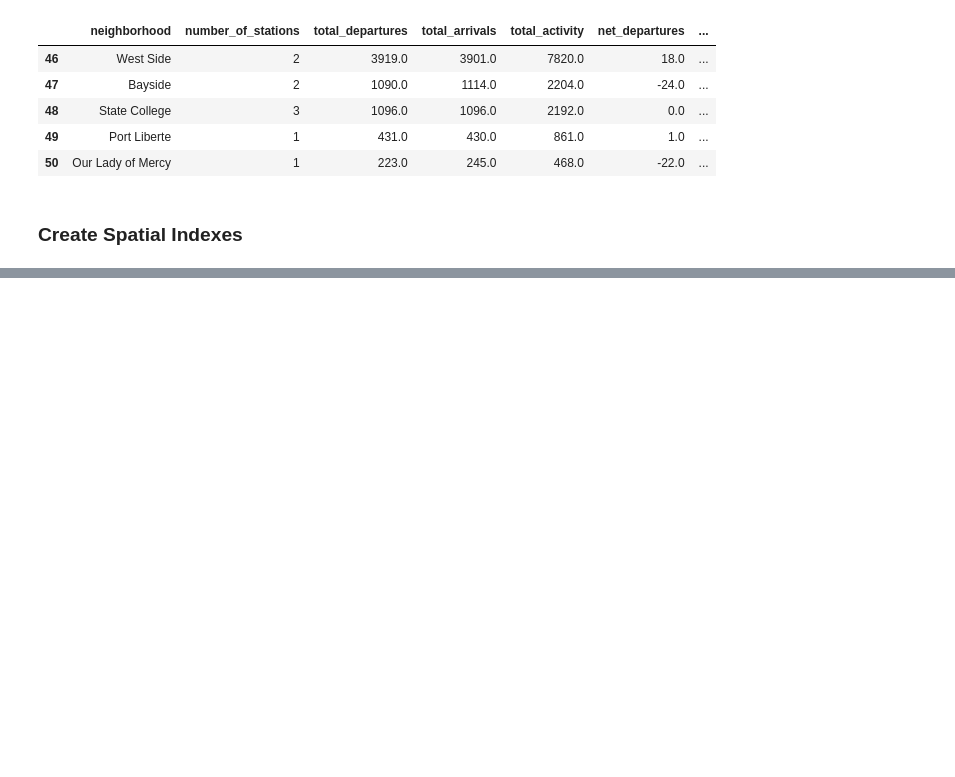
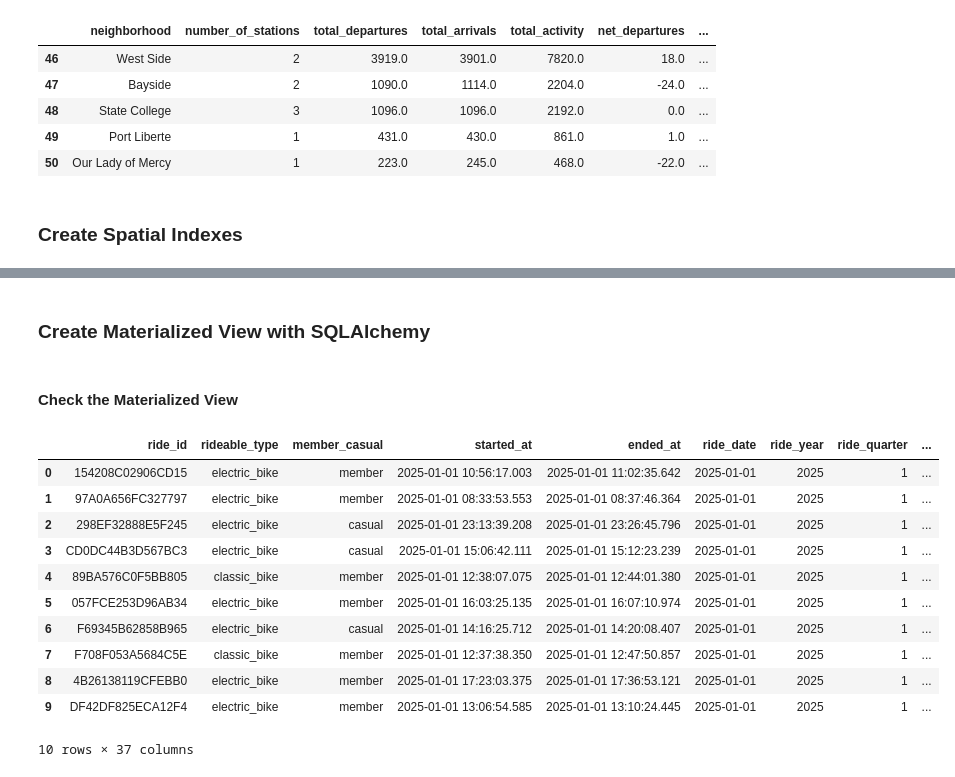
Before and after one commit to MarTvyal62/NYJ-City-Bike, a Jupyter notebook: notebooks/6_Data_to_PostgreSQL&PostGIS.ipynb, the cells around one changed output, grey strips where cells are left out. Drawn from its saved outputs; the diff is of its cells as text; code cells hidden in the pictures; blank space fills up the shorter version.

```diff
--- a/notebooks/6_Data_to_PostgreSQL&PostGIS.ipynb
+++ b/notebooks/6_Data_to_PostgreSQL&PostGIS.ipynb
@@ -1161,0 +1194,2 @@ with engine.begin() as connection:
+# %% [markdown]
+### Create Materialized View with SQLAlchemy
@@ -1161,0 +1352,25 @@ with engine.begin() as connection:
+# %% [markdown]
+#### Check the Materialized View
+# %%
+query = """SELECT *
+FROM mv_tableau_citibike_dashboard
+LIMIT 10;
+"""
+
+pd.read_sql(
+    query,
+    con=engine
+)
+# %% [output]
+|  | ride_id | rideable_type | member_casual | started_at | ended_at | ride_date | ride_year | ride_quarter | ... |
+| 0 | 154208C02906CD15 | electric_bike | member | 2025-01-01 10:56:17.003 | 2025-01-01 11:02:35.642 | 2025-01-01 | 2025 | 1 | ... |
+| 1 | 97A0A656FC327797 | electric_bike | member | 2025-01-01 08:33:53.553 | 2025-01-01 08:37:46.364 | 2025-01-01 | 2025 | 1 | ... |
+| 2 | 298EF32888E5F245 | electric_bike | casual | 2025-01-01 23:13:39.208 | 2025-01-01 23:26:45.796 | 2025-01-01 | 2025 | 1 | ... |
+| 3 | CD0DC44B3D567BC3 | electric_bike | casual | 2025-01-01 15:06:42.111 | 2025-01-01 15:12:23.239 | 2025-01-01 | 2025 | 1 | ... |
+| 4 | 89BA576C0F5BB805 | classic_bike | member | 2025-01-01 12:38:07.075 | 2025-01-01 12:44:01.380 | 2025-01-01 | 2025 | 1 | ... |
+| 5 | 057FCE253D96AB34 | electric_bike | member | 2025-01-01 16:03:25.135 | 2025-01-01 16:07:10.974 | 2025-01-01 | 2025 | 1 | ... |
+| 6 | F69345B62858B965 | electric_bike | casual | 2025-01-01 14:16:25.712 | 2025-01-01 14:20:08.407 | 2025-01-01 | 2025 | 1 | ... |
+| 7 | F708F053A5684C5E | classic_bike | member | 2025-01-01 12:37:38.350 | 2025-01-01 12:47:50.857 | 2025-01-01 | 2025 | 1 | ... |
+| 8 | 4B26138119CFEBB0 | electric_bike | member | 2025-01-01 17:23:03.375 | 2025-01-01 17:36:53.121 | 2025-01-01 | 2025 | 1 | ... |
+| 9 | DF42DF825ECA12F4 | electric_bike | member | 2025-01-01 13:06:54.585 | 2025-01-01 13:10:24.445 | 2025-01-01 | 2025 | 1 | ... |
+10 rows × 37 columns
```
Also changed, not shown: parts of 23 cells of this notebook.
